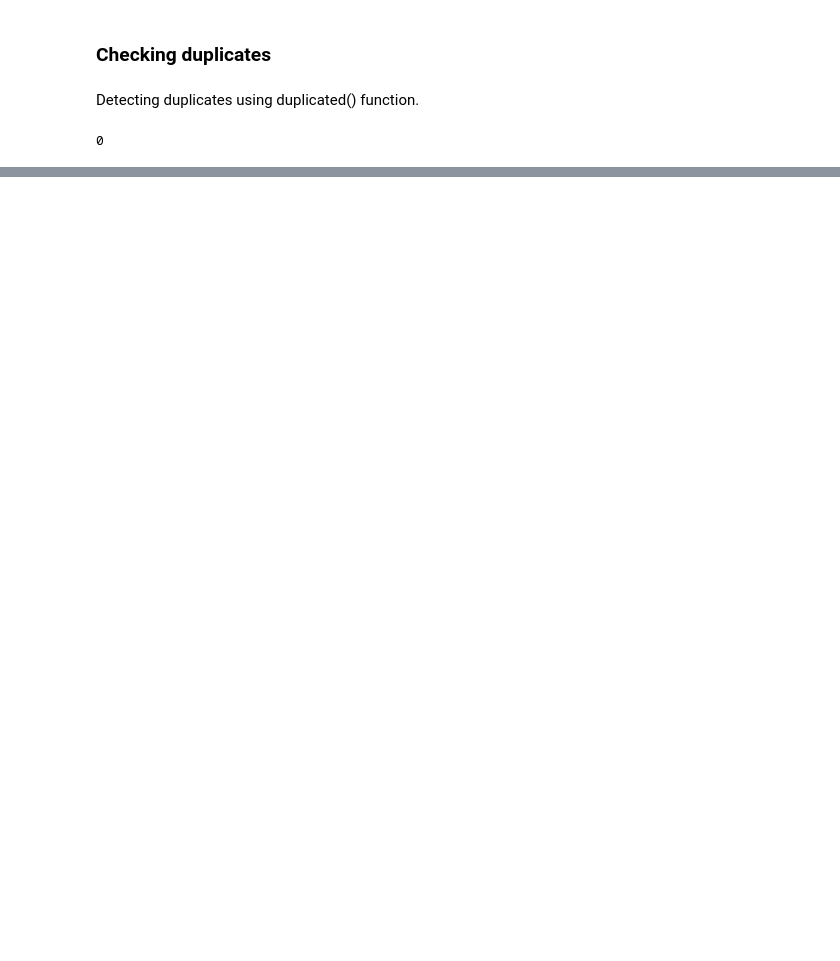
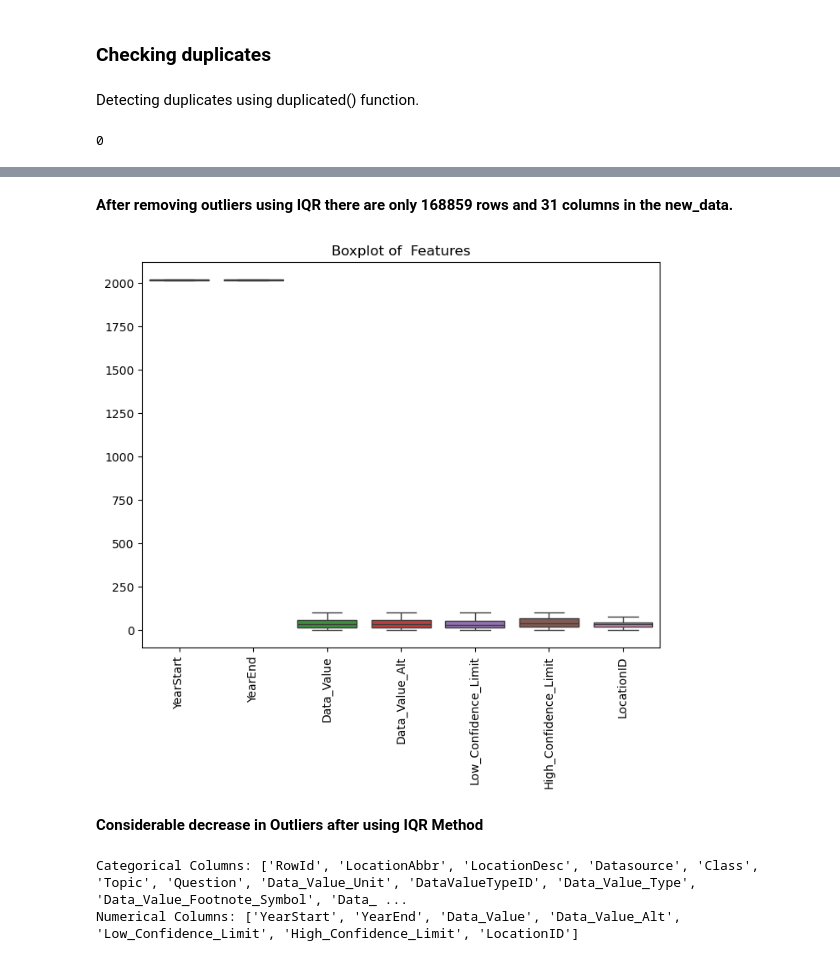
Before and after one commit to Shinomaryphilipose/DATASCIENCEML_PROJECT_AlzheimersAnd-Healthyaging, a Jupyter notebook: DataScience&ML_Project.ipynb, the cells around one changed output, grey strips where cells are left out. Cells and saved outputs as stored; diff of their text form; code cells hidden in the pictures; blank space fills up the shorter version.

```diff
--- a/DataScience&ML_Project.ipynb
+++ b/DataScience&ML_Project.ipynb
@@ -274,0 +528,20 @@ df2.duplicated().sum()
+# %%
+#finding outliers
+
+def remove_outliers(df1,columns):
+  data_filtered=df1.copy()
+
+  for column in columns:
+     Q1 = df1[column].quantile(0.25)
+     Q3 = df1[column].quantile(0.75)
+     IQR = Q3 - Q1
+
+     lower_bound = Q1 - 1.5 * IQR
+     upper_bound = Q3 + 1.5* IQR
+
+     data_filtered = data_filtered[(data_filtered[column] >= lower_bound) & (data_filtered[column] <= upper_bound)]
+
+  return data_filtered
+# %%
+new_df1=remove_outliers(df1,['YearStart','YearEnd','Data_Value','Data_Value_Alt','Low_Confidence_Limit','High_Confidence_Limit','LocationID'])
+new_df1
@@ -274,0 +562,24 @@ df2.duplicated().sum()
+# %% [markdown]
+**After removing outliers using IQR there are only 168859 rows and 31 columns in the new_data.**
+# %%
+# Visualization of outliers after removing outliers of different features using boxplot
+plt.figure(figsize=(8, 6))
+sns.boxplot(new_df1)
+plt.xticks(rotation=90)
+plt.title('Boxplot of  Features')
+plt.show()
+# %% [output]
+[figure, added]
+# %% [markdown]
+**Considerable decrease in Outliers after using IQR Method**
+# %%
+# Differentiating Columns
+categorical_columns = df1.select_dtypes(include=['object', 'category']).columns.tolist()
+numerical_columns = df1.select_dtypes(include=['int64', 'float64']).columns.tolist()
+
+# Print Results
+print("Categorical Columns:", categorical_columns)
+print("Numerical Columns:", numerical_columns)
+# %% [output]
+Categorical Columns: ['RowId', 'LocationAbbr', 'LocationDesc', 'Datasource', 'Class', 'Topic', 'Question', 'Data_Value_Unit', 'DataValueTypeID', 'Data_Value_Type', 'Data_Value_Footnote_Symbol', 'Data_ ...
+Numerical Columns: ['YearStart', 'YearEnd', 'Data_Value', 'Data_Value_Alt', 'Low_Confidence_Limit', 'High_Confidence_Limit', 'LocationID']
```
Also changed, not shown: parts of 76 cells of this notebook.
